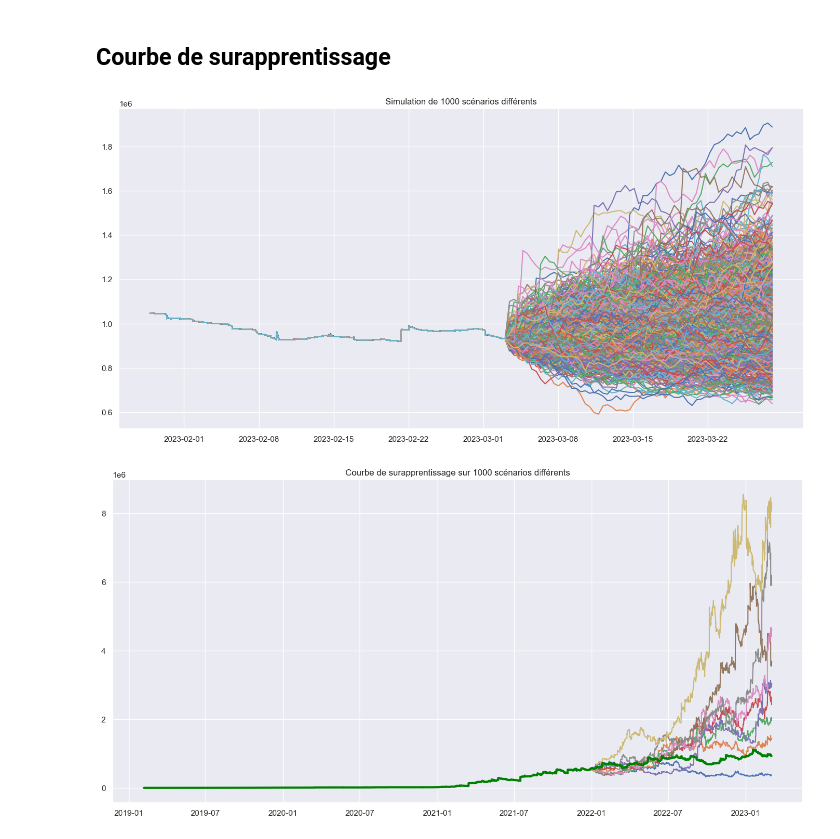
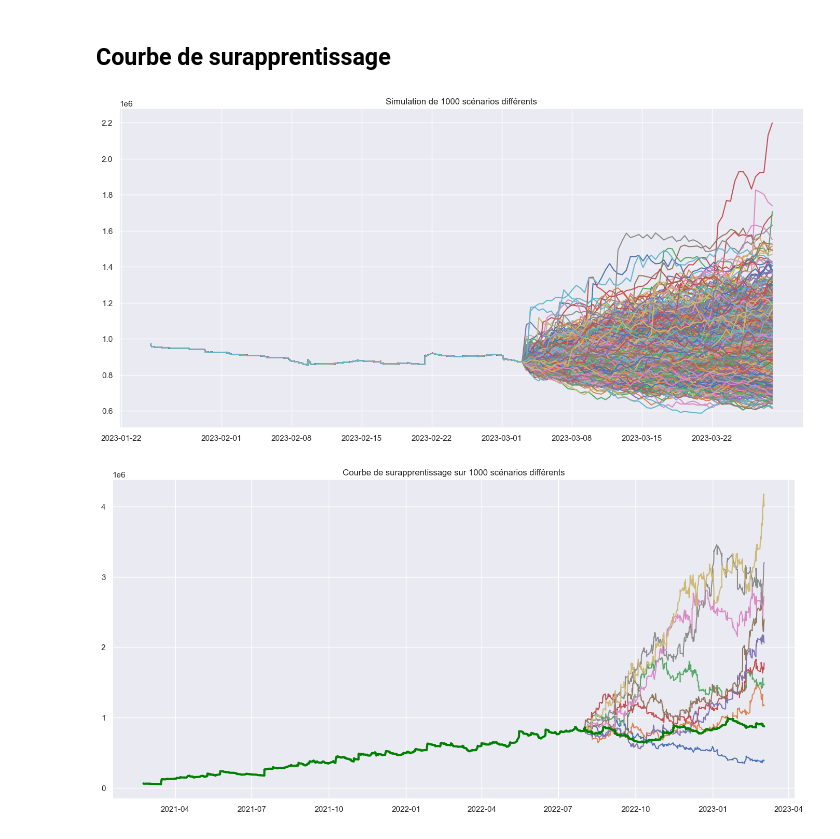
Before and after one commit to jackseg80/cryptoBot_2023, a Jupyter notebook: backtest/multi_division/bollinger_trend_multi.ipynb, the cells around one changed output. Saved outputs shown, nothing was run; the diff lists cells and outputs as text; code cells hidden in the pictures.

```diff
--- a/backtest/multi_division/bollinger_trend_multi.ipynb
+++ b/backtest/multi_division/bollinger_trend_multi.ipynb
@@ -13,7 +15,9 @@ import matplotlib.pyplot as plt
 # %%
+# Liste des coins à backtester avec la stratégie.
+# Chaque coin peut avoir un paramètre et un poids différent
 params_coin = {
-    "BTC/USDT": {"wallet_exposure": 0.3, "bb_window": 100, "bb_std": 2.25, "long_ma_window": 500},
-    "ETH/USDT": {"wallet_exposure": 0.4, "bb_window": 100, "bb_std": 2.25, "long_ma_window": 500},
+    "BTC/USDT": {"wallet_exposure": 0.2, "bb_window": 100, "bb_std": 2.25, "long_ma_window": 500},
+    "ETH/USDT": {"wallet_exposure": 0.3, "bb_window": 100, "bb_std": 2.25, "long_ma_window": 500},
     "BNB/USDT": {"wallet_exposure": 0.1, "bb_window": 100, "bb_std": 2.25, "long_ma_window": 500},
     "LTC/USDT": {"wallet_exposure": 0.1, "bb_window": 100, "bb_std": 2.25, "long_ma_window": 500},
     "ADA/USDT": {"wallet_exposure": 0.1, "bb_window": 100, "bb_std": 2.25, "long_ma_window": 500},
@@ -50,6 +54,7 @@ oldest_pair = "BTC/USDT"
 maker_fee, taker_fee = 0.00017, 0.00051   #Bitget
 # maker_fee, taker_fee = 0.0003, 0.00012   #Binance
 
+# Nouvelle méthode de chargement des données avec data_manager.py (plus besoin de passer par Javascript)
 exchange = ExchangeDataManager(
     exchange_name=exchange_name,
     path_download="../database/exchanges"
@@ -67,4 +74,11 @@ Data load 100%
 # %%
+# Paramètres à modifier pour la stratégie
+initial_wallet = 1000
+leverage = 1
+max_var = 1.3
+maker_fee, taker_fee = 0.00017, 0.00051   #Bitget
+# maker_fee, taker_fee = 0.0003, 0.00012   #Binance
+
 strat = BollingerTrendMulti(
     df_list=df_list,
     oldest_pair=oldest_pair,
@@ -74,8 +88,9 @@ strat = BollingerTrendMulti(
 
 strat.populate_indicators()
 strat.populate_buy_sell()
-bt_result = strat.run_backtest(initial_wallet=1000, leverage=1, max_var=1.5, maker_fee=maker_fee, taker_fee=taker_fee)
+bt_result = strat.run_backtest(initial_wallet=initial_wallet, leverage=leverage, max_var=max_var, maker_fee=maker_fee, taker_fee=taker_fee)
 
+# Sections à afficher ou pas pour le backtest complet
 df_trades, df_days = complete_multi_asset_backtest(
     trades=bt_result['trades'],
     days=bt_result['days'],
@@ -132,24 +149,24 @@ plot_bar_by_month(df_days=df_days)
 # %%
 from utilities.futur_simulations import plot_futur_simulations, plot_train_test_simulation
 
 # Simulation de divers scénarios futurs
 plot_futur_simulations(
     df_trades=df_trades,
     trades_multiplier=3,
     trades_to_forecast=60,
     number_of_simulations=1000,
     true_trades_to_show=100,
     show_all_simulations=True
 )
 
 # Comparaison entre les divers scénarios et la réalité pour voir si il y a du surapprentissage
 # Séparation des échantillons en train et en test - Méthode de Monte Carlo (Loi normale)
 plot_train_test_simulation(
     df_trades=df_trades,
-    train_test_date="2022-01-01",
+    train_test_date="2022-08-01",
     trades_multiplier=3,
     number_of_simulations=1000,
 )
 # %% [output]
-[figure, old version]
+[figure, new version]
-[figure, old version]
+[figure, new version]
```
Also changed, not shown: parts of 6 cells of this notebook, 5 other files.
